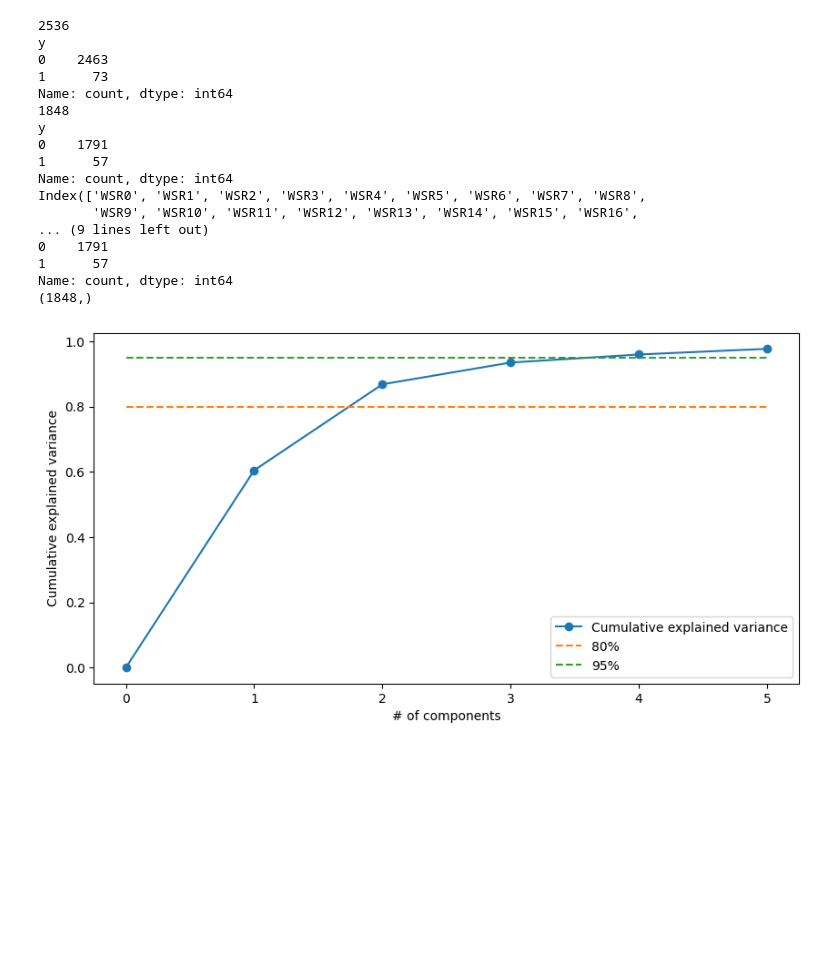
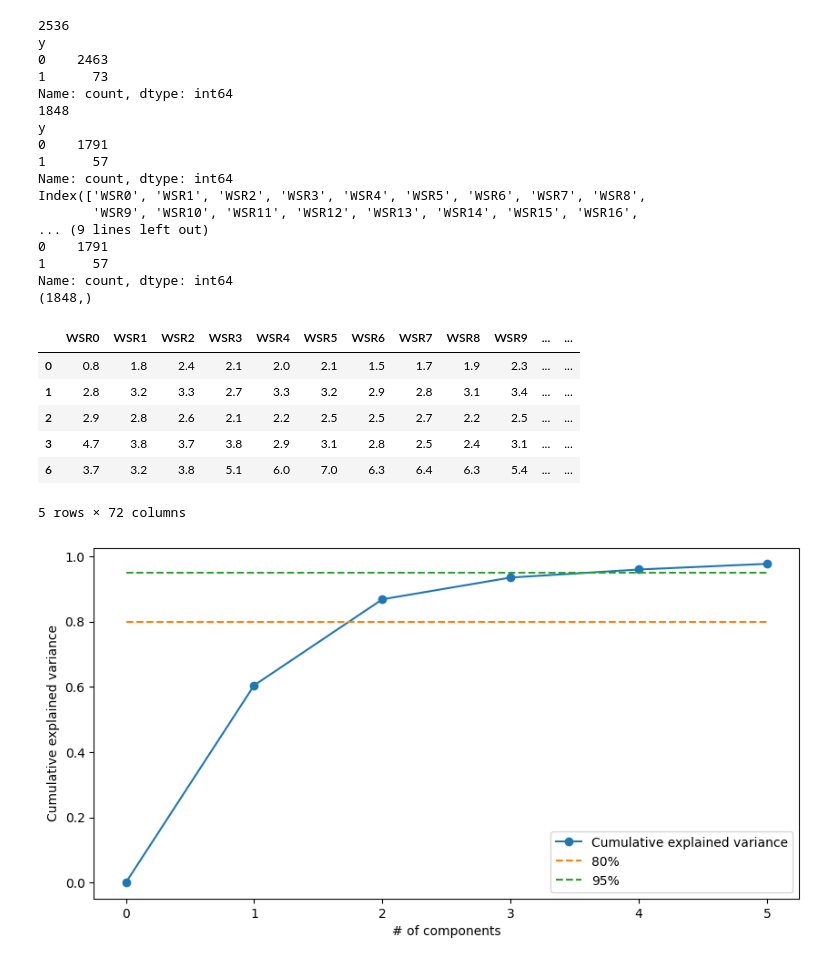
Before and after one commit to aigoncharov/course-geometrical-methods, a Jupyter notebook: hw1.ipynb, the cells around one changed output. Drawn from its saved outputs; the diff is of its cells as text; code cells hidden in the pictures; blank space fills up the shorter version.

```diff
--- a/hw1.ipynb
+++ b/hw1.ipynb
@@ -62,6 +62,16 @@ Index(['WSR0', 'WSR1', 'WSR2', 'WSR3', 'WSR4', 'WSR5', 'WSR6', 'WSR7', 'WSR8',
 1      57
 Name: count, dtype: int64
 (1848,)
+# %%
+X.head()
+# %% [output]
+|  | WSR0 | WSR1 | WSR2 | WSR3 | WSR4 | WSR5 | WSR6 | WSR7 | WSR8 | WSR9 | ... | ... |
+| 0 | 0.8 | 1.8 | 2.4 | 2.1 | 2.0 | 2.1 | 1.5 | 1.7 | 1.9 | 2.3 | ... | ... |
+| 1 | 2.8 | 3.2 | 3.3 | 2.7 | 3.3 | 3.2 | 2.9 | 2.8 | 3.1 | 3.4 | ... | ... |
+| 2 | 2.9 | 2.8 | 2.6 | 2.1 | 2.2 | 2.5 | 2.5 | 2.7 | 2.2 | 2.5 | ... | ... |
+| 3 | 4.7 | 3.8 | 3.7 | 3.8 | 2.9 | 3.1 | 2.8 | 2.5 | 2.4 | 3.1 | ... | ... |
+| 6 | 3.7 | 3.2 | 3.8 | 5.1 | 6.0 | 7.0 | 6.3 | 6.4 | 6.3 | 5.4 | ... | ... |
+5 rows × 72 columns
 # %%
 import matplotlib.pyplot as plt
 import numpy as np
```
Also changed, not shown: parts of 2 cells of this notebook.
